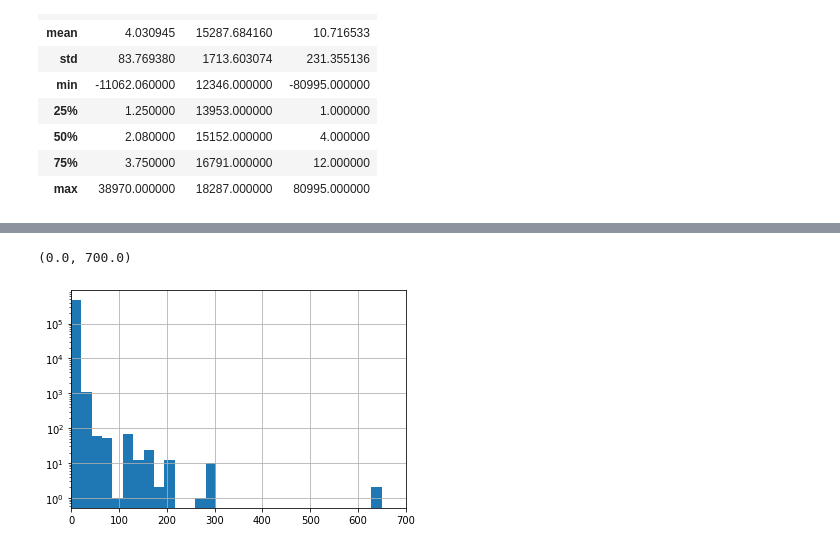
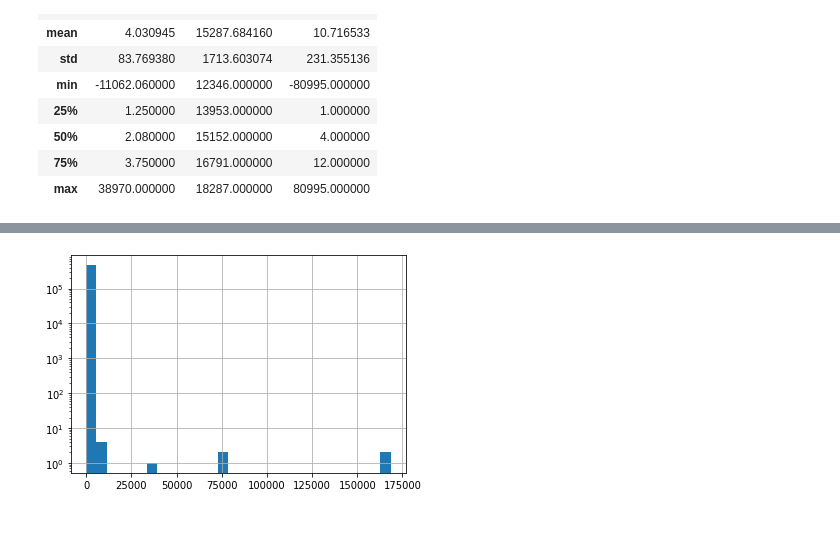
Before and after one commit to michelezoncheddu/data-mining-project, a Jupyter notebook: customers.ipynb, the cells around one changed output, grey strips where cells are left out. Cells and saved outputs as stored; diff of their text form; code cells hidden in the pictures.

```diff
--- a/customers.ipynb
+++ b/customers.ipynb
@@ -321,10 +246,5 @@ Name: CustomerCountry, dtype: float64
 # %%
-#gdf = df.groupby(['BasketID']).sum()
-
-# Sales distribution after cleaning.
-
-ax = df.Sale.hist(log=True, bins=30)
-ax.set_xlim((0, 700))
+ax = df.Total.hist(log=True, bins=30)
+#ax.set_xlim((0, 82000))
 # %% [output]
-(0.0, 700.0)
-[figure, old version]
+[figure, new version]
```
Also changed, not shown: parts of 85 cells of this notebook, 1 other file.
